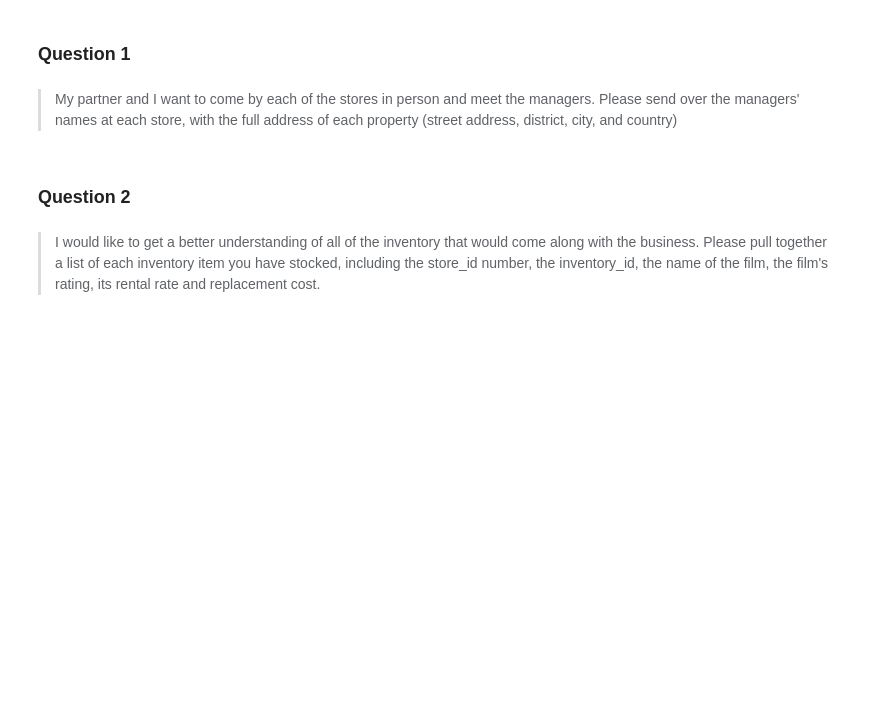
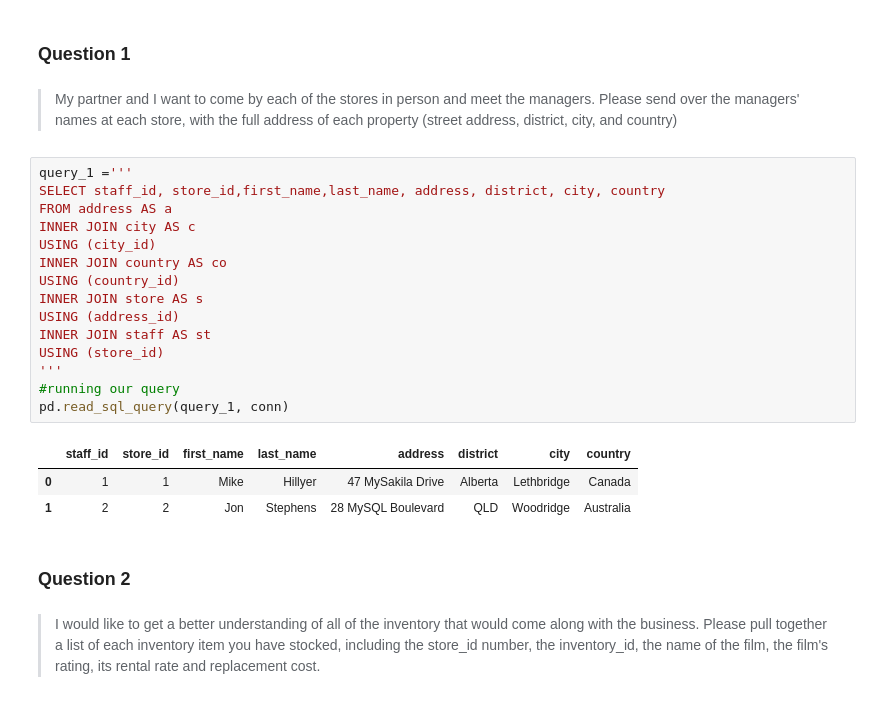
Before and after one commit to oladeeayo/Final-Project-SQL, a Jupyter notebook: Final Course Project.ipynb, the cells around one changed output. Saved outputs shown, nothing was run; the diff lists cells and outputs as text; blank space fills up the shorter version.

```diff
--- a/Final Course Project.ipynb
+++ b/Final Course Project.ipynb
@@ -25,6 +25,25 @@ conn = sql.connect('new.db')
 ### Question 1
 # %% [markdown]
 > My partner and I want to come by each of the stores in person and meet the managers. Please send over the managers' names at each store, with the full address of each property (street address, district, city, and country)
+# %%
+query_1 ='''
+SELECT staff_id, store_id,first_name,last_name, address, district, city, country
+FROM address AS a
+INNER JOIN city AS c
+USING (city_id)
+INNER JOIN country AS co
+USING (country_id)
+INNER JOIN store AS s
+USING (address_id)
+INNER JOIN staff AS st
+USING (store_id)
+'''
+#running our query
+pd.read_sql_query(query_1, conn)
+# %% [output]
+|  | staff_id | store_id | first_name | last_name | address | district | city | country |
+| 0 | 1 | 1 | Mike | Hillyer | 47 MySakila Drive | Alberta | Lethbridge | Canada |
+| 1 | 2 | 2 | Jon | Stephens | 28 MySQL Boulevard | QLD | Woodridge | Australia |
 # %% [markdown]
 ### Question 2
 # %% [markdown]
```
